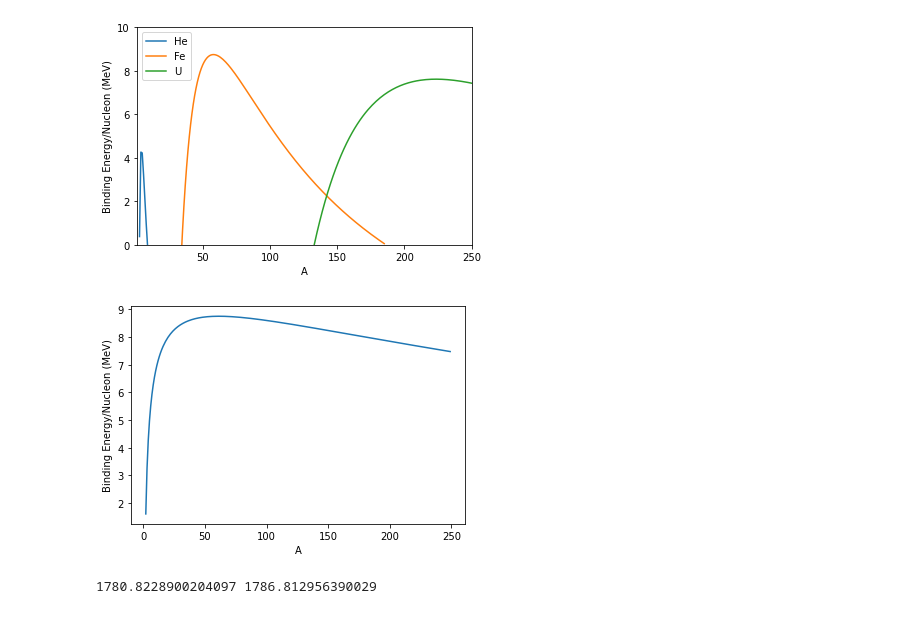
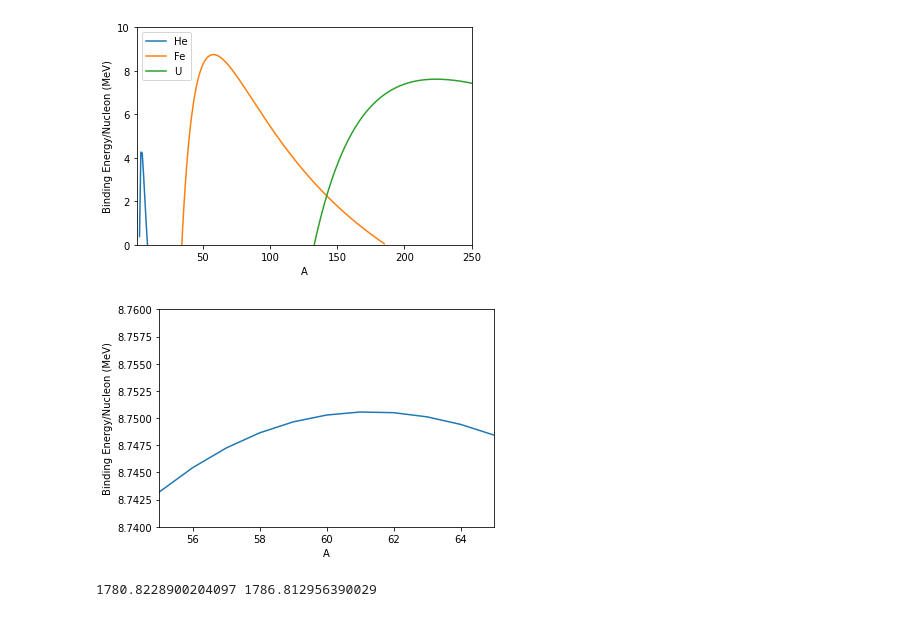
Before and after one commit to dodelson/Physics-of-Energy, a Jupyter notebook: Code/nuclear.ipynb, the cells around one changed output. Saved outputs shown, nothing was run; the diff lists cells and outputs as text; code cells hidden in the pictures.

```diff
--- a/Code/nuclear.ipynb
+++ b/Code/nuclear.ipynb
@@ -44,12 +44,13 @@ plt.savefig('../Figures/bez.png')
 # %%
 a=np.arange(2.,250.,1.)
 zmin=.5*a/(1+.00752*a**.6667)
 plt.plot(a,binding_energy(zmin,a-zmin)/a)
+plt.axis([55,65,8.74,8.76])
 plt.xlabel('A')
 plt.ylabel('Binding Energy/Nucleon (MeV)')
 plt.savefig('../Figures/bea.png')
 # %% [output]
-[figure, old version]
+[figure, new version]
 # %%
 print(binding_energy(92,235-92),binding_energy(92,236-92))
 # %% [output]
```
Also changed, not shown: 6 other files.
